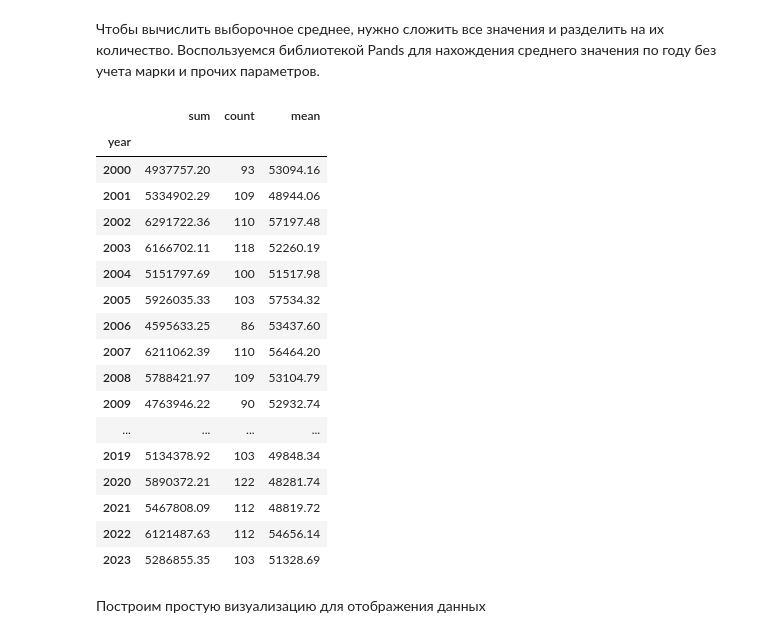
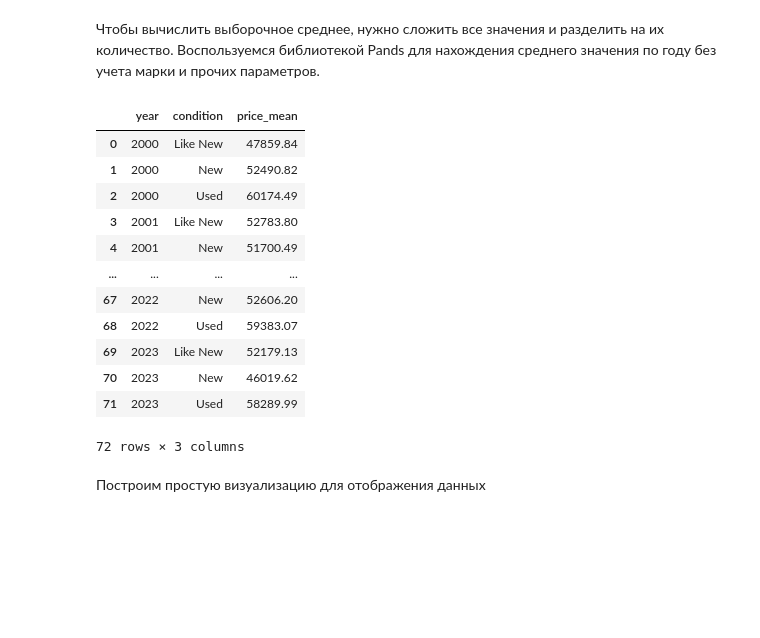
Before and after one commit to Korablinr54/Statistics, a Jupyter notebook: Основы статистики.ipynb, the cells around one changed output. Saved outputs shown, nothing was run; the diff lists cells and outputs as text; code cells hidden in the pictures; blank space fills up the shorter version.

```diff
--- a/Основы статистики.ipynb
+++ b/Основы статистики.ipynb
@@ -68,36 +68,30 @@ memory usage: 195.4+ KB
 # %% [markdown]
 Чтобы вычислить выборочное среднее, нужно сложить все значения и разделить на их количество. Воспользуемся библиотекой Pands для нахождения среднего значения по году без учета марки и прочих параметров.
 # %%
-# Оставляем только числовые данные
-select_numbers = cars.select_dtypes(include=['number'])
+# Агрегируем, получая сумму и среднее
+cars_group_year = cars.groupby(['year', 'condition']).agg({'price': ['sum', 'mean']})
 
-# Агрегируем, получая сумму, количество и среднее
-cars_group_year = select_numbers.groupby('year').agg(['sum', 'count', 'mean'])
+# Округлим до 2 знаков после запятой и сбросим индекс
+cars_group_year = cars_group_year.round(2).reset_index()
 
-# Округлим до 2 знаков после запятой
-cars_group_year = cars_group_year.round(2)
+cars_group_year.columns = ['year', 'condition', 'price_sum', 'price_mean']
 
 # Смотрим на данные
-display(cars_group_year['price'])
+display(cars_group_year[['year', 'condition', 'price_mean']])
 # %% [output]
-|  | sum | count | mean |
-| year |  |  |  |
-| 2000 | 4937757.20 | 93 | 53094.16 |
-| 2001 | 5334902.29 | 109 | 48944.06 |
-| 2002 | 6291722.36 | 110 | 57197.48 |
-| 2003 | 6166702.11 | 118 | 52260.19 |
-| 2004 | 5151797.69 | 100 | 51517.98 |
-| 2005 | 5926035.33 | 103 | 57534.32 |
-| 2006 | 4595633.25 | 86 | 53437.60 |
-| 2007 | 6211062.39 | 110 | 56464.20 |
-| 2008 | 5788421.97 | 109 | 53104.79 |
-| 2009 | 4763946.22 | 90 | 52932.74 |
+|  | year | condition | price_mean |
+| 0 | 2000 | Like New | 47859.84 |
+| 1 | 2000 | New | 52490.82 |
+| 2 | 2000 | Used | 60174.49 |
+| 3 | 2001 | Like New | 52783.80 |
+| 4 | 2001 | New | 51700.49 |
 | ... | ... | ... | ... |
-| 2019 | 5134378.92 | 103 | 49848.34 |
-| 2020 | 5890372.21 | 122 | 48281.74 |
-| 2021 | 5467808.09 | 112 | 48819.72 |
-| 2022 | 6121487.63 | 112 | 54656.14 |
-| 2023 | 5286855.35 | 103 | 51328.69 |
+| 67 | 2022 | New | 52606.20 |
+| 68 | 2022 | Used | 59383.07 |
+| 69 | 2023 | Like New | 52179.13 |
+| 70 | 2023 | New | 46019.62 |
+| 71 | 2023 | Used | 58289.99 |
+72 rows × 3 columns
 # %% [markdown]
 Построим простую визуализацию для отображения данных
 # %% [markdown]
```
Also changed, not shown: parts of 3 cells of this notebook.
